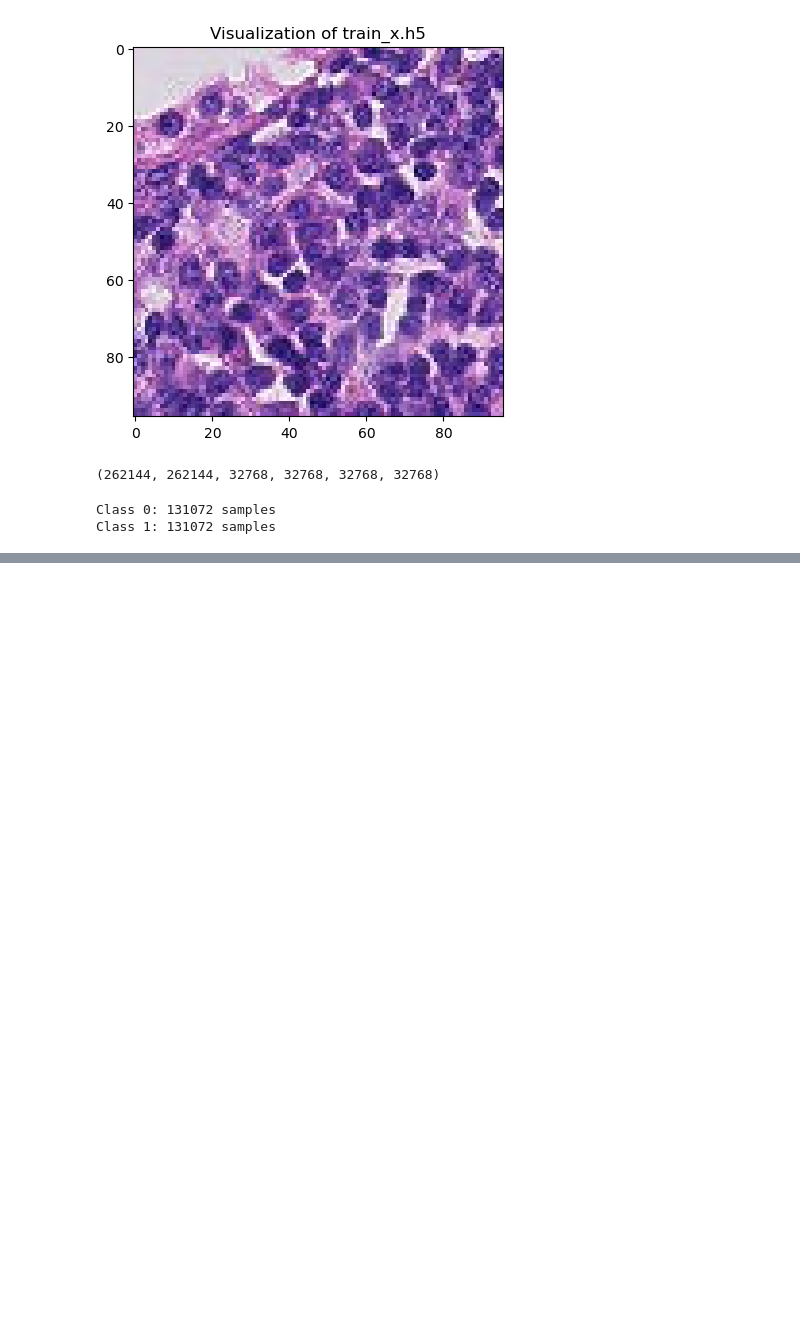
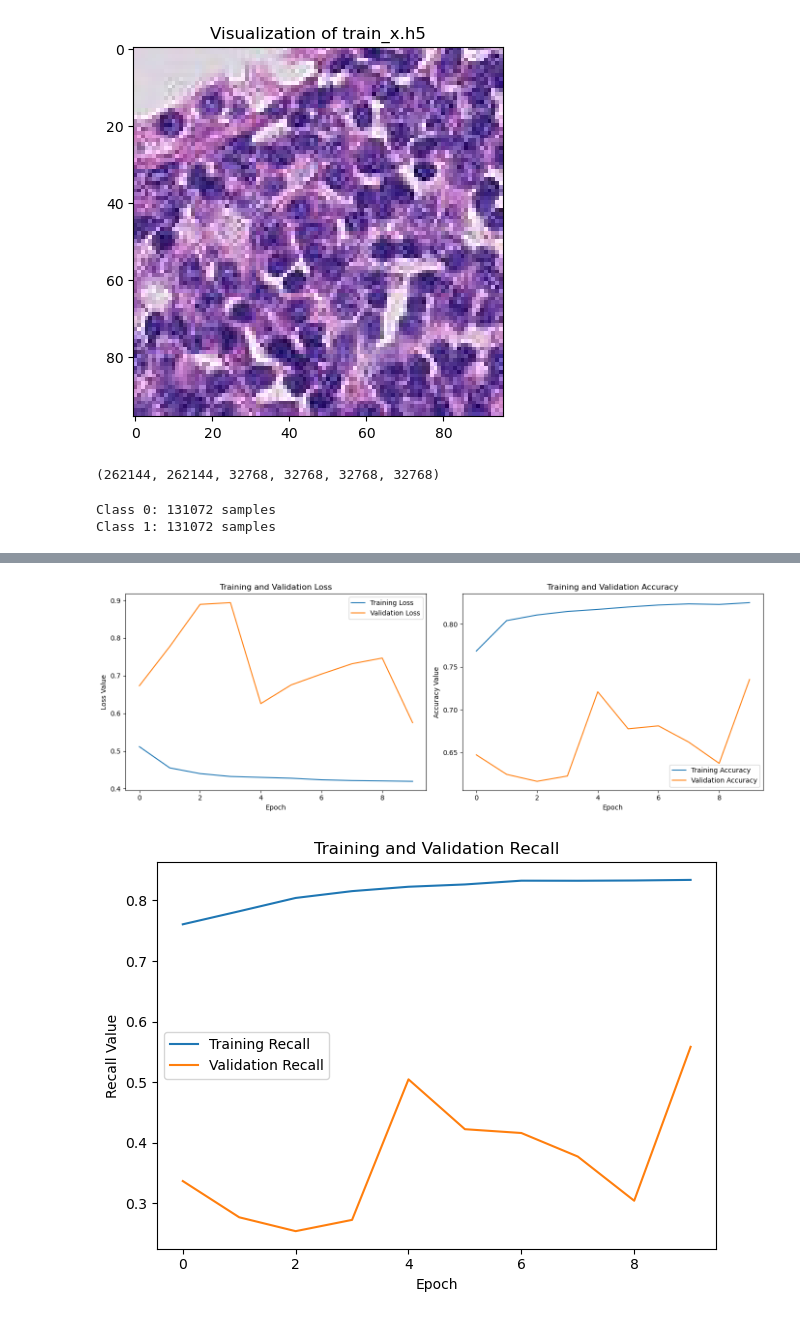
Before and after one commit to ramses02/Metastasis_Diagnosis, a Jupyter notebook: Scratch_notebook.ipynb, the cells around one changed output, grey strips where cells are left out. Cells and saved outputs as stored; diff of their text form; code cells hidden in the pictures; blank space fills up the shorter version.

```diff
--- a/Scratch_notebook.ipynb
+++ b/Scratch_notebook.ipynb
@@ -108,6 +106,7 @@ x_test = x_test.reshape(x_test.shape[0], 96, 96, 3)
 # %%
 import tensorflow as tf
 from tensorflow.keras import layers, models
+from tensorflow.keras.metrics import Recall
 
 
 model = models.Sequential()
@@ -117,28 +116,27 @@ model.add(layers.Conv2D(32, (3, 3), activation='relu', input_shape=(96, 96, 3)))
 model.add(layers.MaxPooling2D((2, 2)))
 
 # Convolutional Layer 2
-model.add(layers.Conv2D(64, (3, 3), activation='relu'))
+model.add(layers.Conv2D(64, (3, 3), activation='relu', kernel_regularizer='l2'))
 model.add(layers.MaxPooling2D((2, 2)))
 
 # Flatten the feature maps
 model.add(layers.Flatten())
 
 # Fully Connected Layers
-model.add(layers.Dense(64, activation='relu'))
+model.add(layers.Dense(64, activation='relu', kernel_regularizer='l2'))
 model.add(layers.Dense(1, activation='sigmoid'))  # Binary classification, so use 'sigmoid' activation
 
 # Compile the model
 model.compile(optimizer='adam',
               loss='binary_crossentropy',  # Binary cross-entropy for binary classification
-              metrics=['accuracy'])
+              metrics=['accuracy', Recall()])
 # %%
-history = model.fit(x_train, y_train,
-                    validation_data=(x_valid, y_valid),
-                    epochs=10,
-                    batch_size=32)
+history = model.fit(datagen.flow(x_train, y_train, batch_size=16), validation_data=(x_valid, y_valid),
+
+                     steps_per_epoch=len(x_train)/16, epochs=10)
 
 
-test_loss, test_accuracy = model.evaluate(x_test, y_test)
+#test_loss, test_accuracy = model.evaluate(x_test, y_test)
 
-print(f"test loss: {test_loss}, test acc: {test_accuracy}")
+#print(f"test loss: {test_loss}, test acc: {test_accuracy}")
 # %% [output]
@@ -145,0 +165,38 @@ InternalError: Failed copying input tensor from /job:localhost/replica:0/task:0/
+# %%
+# Plot Loss
+plt.figure(figsize=(14, 5))
+plt.subplot(1, 2, 1)
+plt.plot(history.history['loss'], label='Training Loss')
+plt.plot(history.history['val_loss'], label='Validation Loss')
+plt.title('Training and Validation Loss')
+plt.xlabel('Epoch')
+plt.ylabel('Loss Value')
+plt.legend()
+
+# Plot Accuracy
+plt.subplot(1, 2, 2)
+plt.plot(history.history['accuracy'], label='Training Accuracy')
+plt.plot(history.history['val_accuracy'], label='Validation Accuracy')
+plt.title('Training and Validation Accuracy')
+plt.xlabel('Epoch')
+plt.ylabel('Accuracy Value')
+plt.legend()
+
+plt.tight_layout()
+plt.show()
+
+
+# Plot Recall
+plt.subplot(1, 1, 1)
+plt.plot(history.history['recall'], label='Training Recall')
+plt.plot(history.history['val_recall'], label='Validation Recall')
+plt.title('Training and Validation Recall')
+plt.xlabel('Epoch')
+plt.ylabel('Recall Value')
+plt.legend()
+
+plt.tight_layout()
+plt.show()
+# %% [output]
+[figure, added]
+[figure, added]
```
Also changed, not shown: parts of 7 cells of this notebook, 1 other file.
